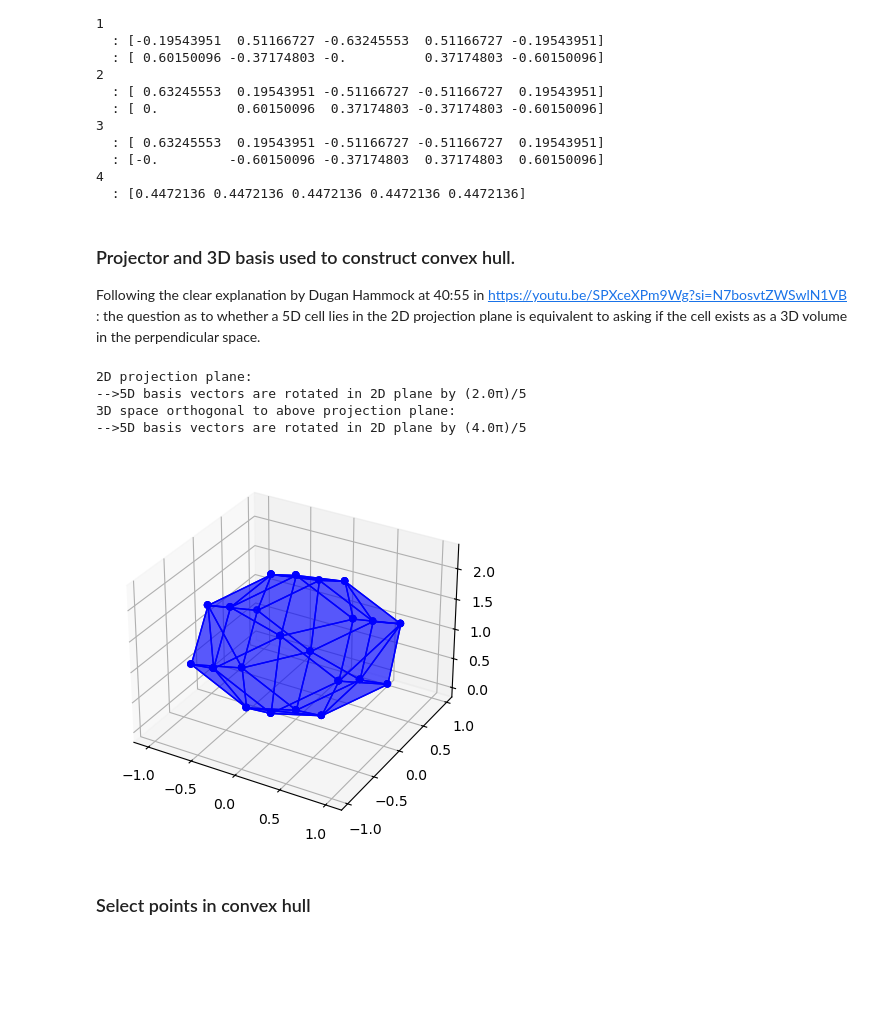
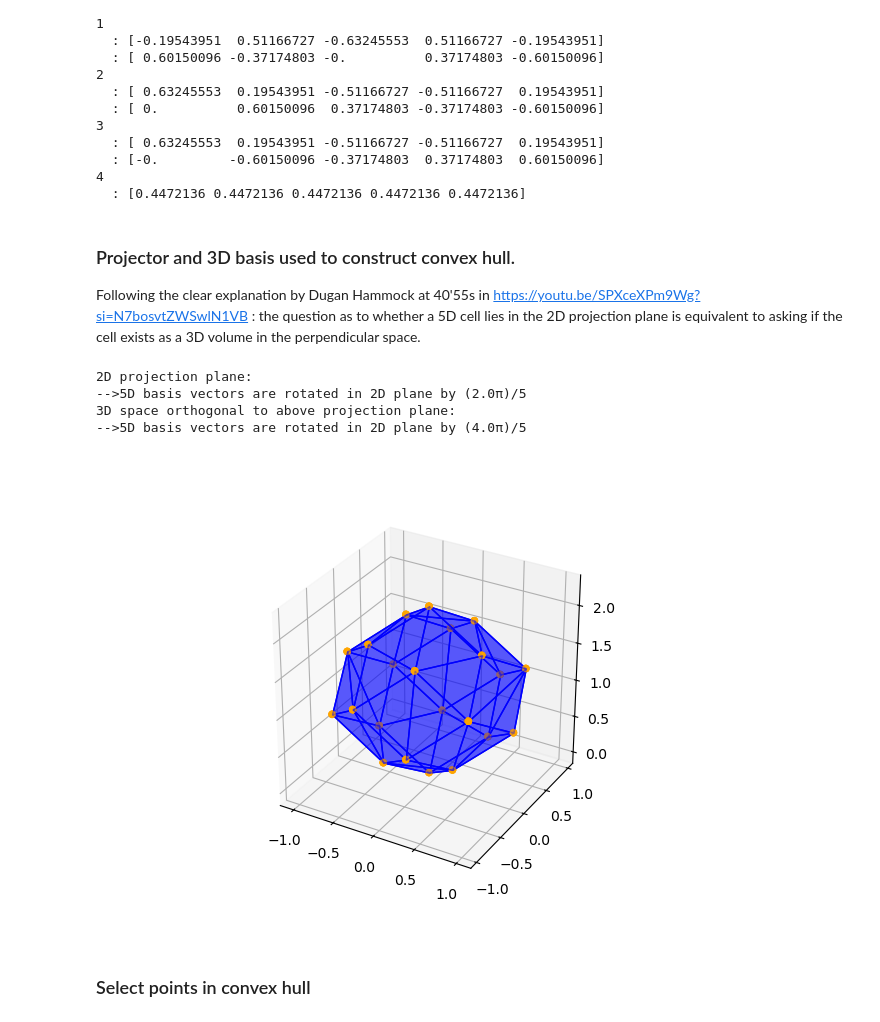
Before and after one commit to armandjbeaudoin/JI_tiling, a Jupyter notebook: penrose5D.ipynb, the cells around one changed output. Saved outputs shown, nothing was run; the diff lists cells and outputs as text; code cells hidden in the pictures; blank space fills up the shorter version.

```diff
--- a/penrose5D.ipynb
+++ b/penrose5D.ipynb
@@ -5,2 +5,6 @@ The approach taken in the projection follows from the book "Quasicrystals and Ge
 Logic is similar to that outlined in the Mathematica notebook shown in the youtube video by NumberCruncher, "Penrose Tilings from Five Dimensions", https://www.youtube.com/watch?v=jJOTM2UGx70&t=323s
+# %%
+# Set to explore tenfold symmetry
+tenFold = False
+# tenFold = True
 # %%
@@ -73,9 +83,12 @@ def nMemberQ(set_,point_):
 # %% [markdown]
 ### Define 5D rotation and find eigenvectors
 # %%
-rotationMatrix = np.array([[0.,1.,0.,0.,0.],[0.,0.,1.,0.,0.],[0.,0.,0.,1.,0.],[0.,0.,0.,0.,1.],[1.,0.,0.,0.,0.]])
-# Senechal
-# rotationMatrix = np.array([[0.,0.,0.,0.,1.],[1.,0.,0.,0.,0.],[0.,1.,0.,0.,0.],[0.,0.,1.,0.,0.],[0.,0.,0.,1.,0.]])
+
+# Senechal, use to explore 10 fold symmetry below
+if tenFold:
+    rotationMatrix = np.array([[0.,0.,0.,0.,1.],[1.,0.,0.,0.,0.],[0.,1.,0.,0.,0.],[0.,0.,1.,0.,0.],[0.,0.,0.,1.,0.]])
+else:
+    rotationMatrix = np.array([[0.,1.,0.,0.,0.],[0.,0.,1.,0.,0.],[0.,0.,0.,1.,0.],[0.,0.,0.,0.,1.],[1.,0.,0.,0.,0.]])
 
 eigenValues, eigenVectors = np.linalg.eig(rotationMatrix)
 
@@ -102,7 +115,7 @@ for i in range(5):
 # %% [markdown]
 ### Projector and 3D basis used to construct convex hull.
 
-Following the clear explanation by Dugan Hammock at 40:55 in https://youtu.be/SPXceXPm9Wg?si=N7bosvtZWSwlN1VB
+Following the clear explanation by Dugan Hammock at 40'55s in https://youtu.be/SPXceXPm9Wg?si=N7bosvtZWSwlN1VB
 :
  the question as to whether a 5D cell lies in the 2D projection plane is equivalent to asking if the cell exists as a 3D volume in the perpendicular space.
 # %%
@@ -123,7 +136,8 @@ y = np.vstack((
 3D space orthogonal to above projection plane:
 -->5D basis vectors are rotated in 2D plane by (4.0π)/5
 # %%
-voronoiCell = np.zeros((32,5))
+cell = np.zeros((32,5))
+# Delaunay cell with close boundary on zero faces, "open" on other faces
 s = 0.999
 i = 0
 for i5 in range(2):
@@ -131,27 +145,34 @@ for i5 in range(2):
         for i3 in range(2):
             for i2 in range(2):
                 for i1 in range(2):
-                    voronoiCell[i,:] = s*np.array([i1,i2,i3,i4,i5])
+                    cell[i,:] = s*np.array([i1,i2,i3,i4,i5])
                     i += 1
 
-convexHullSeed = (y@voronoiCell.T).T
+# For testing specification of Voronoi cell in posing 3D perpendicular space
+if (tenFold):
+    cell -= 0.5
+
+# cell -= 0.21  # this will give 4/3 in penrose tiling with offset 0.2,0.2,0.2,0.2,0.2
+
+convexHullSeed = (y@cell.T).T
 
 hull = ConvexHull(convexHullSeed)
 # %%
 fig = plt.figure()
 
 ax = fig.add_subplot(111, projection="3d")
 
 pts = convexHullSeed
 
 for s in hull.simplices:
     tri = Poly3DCollection([pts[s]])
     tri.set_color('blue')
     tri.set_alpha(0.4)
     ax.add_collection3d(tri)
-    ax.scatter(pts[s, 0], pts[s, 1], pts[s, 2], marker='o', color='blue')
+    ax.scatter(pts[s, 0], pts[s, 1], pts[s, 2], marker='o', color='orange')
+ax.set_box_aspect([1.0, 1.0, 1.0])
 # %% [output]
-[figure, old version]
+[figure, new version]
 # %% [markdown]
 ### Select points in convex hull
 # %%
```
Also changed, not shown: parts of 11 cells of this notebook, 5 other files.
